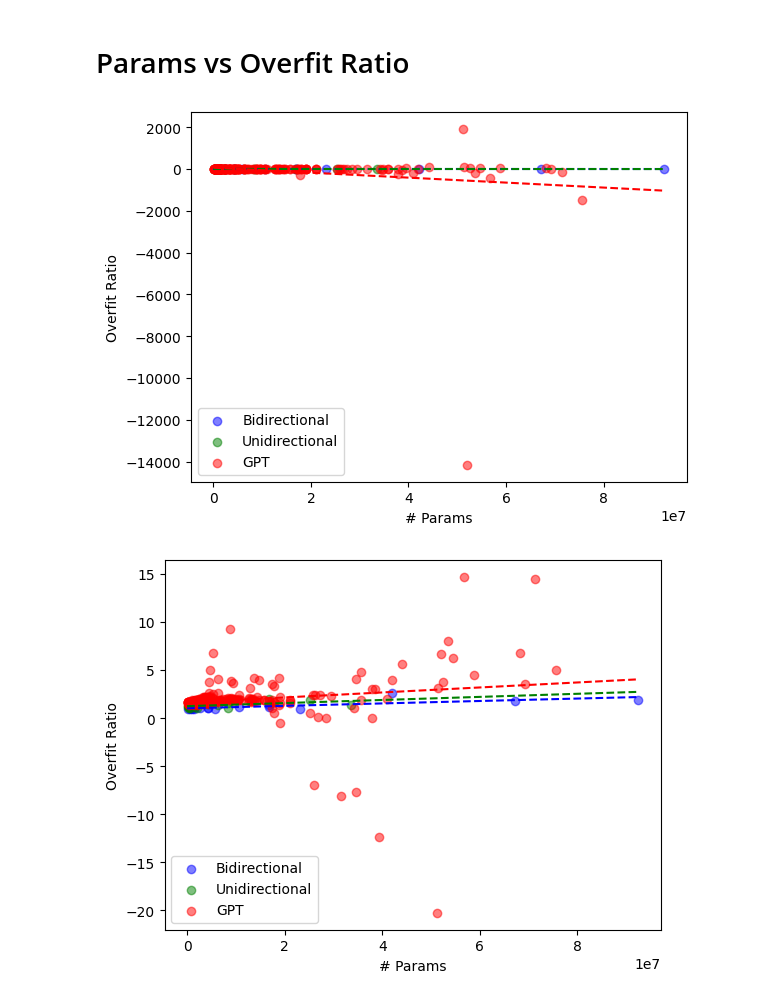
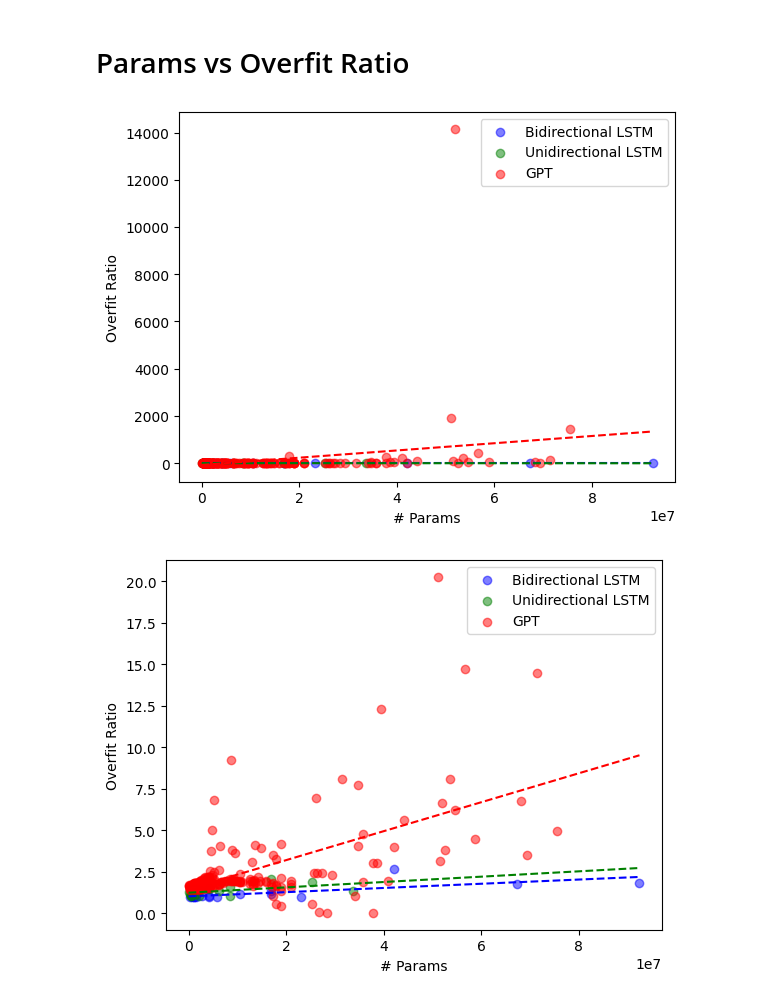
Before and after one commit to rdyzakya/MiniLMComparison, a Jupyter notebook: result/architecture/analysis.ipynb, the cells around one changed output. Drawn from its saved outputs; the diff is of its cells as text; code cells hidden in the pictures.

```diff
--- a/result/architecture/analysis.ipynb
+++ b/result/architecture/analysis.ipynb
@@ -38,7 +38,7 @@ for fname in listdir:
     val_loss_decrement = [data["history"][i]["val_loss"] - data["history"][i+1]["val_loss"] for i in range(len(data["history"])-1)]
     mean_val_loss_decrement = (sum(val_loss_decrement) / len(val_loss_decrement)) / max(val_loss) # normalization
 
-    overfit_ratio = mean_train_loss_decrement / mean_val_loss_decrement
+    overfit_ratio = abs(mean_train_loss_decrement / mean_val_loss_decrement)
 
     train_time = [el["train_time"] for el in data["history"]]
     val_time = [el["val_time"] for el in data["history"]]
@@ -167,7 +167,7 @@ for fname in listdir:
     val_loss_decrement = [data["history"][i]["val_loss"] - data["history"][i+1]["val_loss"] for i in range(len(data["history"])-1)]
     mean_val_loss_decrement = (sum(val_loss_decrement) / len(val_loss_decrement)) / max(val_loss) # normalization
 
-    overfit_ratio = mean_train_loss_decrement / mean_val_loss_decrement
+    overfit_ratio = abs(mean_train_loss_decrement / mean_val_loss_decrement)
 
     train_time = [el["train_time"] for el in data["history"]]
     val_time = [el["val_time"] for el in data["history"]]
@@ -340,25 +340,25 @@ scatter(
          data_gpt["small"]],
     x="params",
     y="overfit_ratio",
-    labels=["Bidirectional", "Unidirectional", "GPT"],
+    labels=["Bidirectional LSTM", "Unidirectional LSTM", "GPT"],
     xlabel="# Params",
     ylabel="Overfit Ratio",
 )
 # %% [output]
-[figure, old version]
+[figure, new version]
 # %%
 scatter(
     dfs=[data_lstm["medium"].loc[data_lstm["medium"]["bidirectional"] == True],
          data_lstm["medium"].loc[data_lstm["medium"]["bidirectional"] == False],
          data_gpt["medium"]],
     x="params",
     y="overfit_ratio",
-    labels=["Bidirectional", "Unidirectional", "GPT"],
+    labels=["Bidirectional LSTM", "Unidirectional LSTM", "GPT"],
     xlabel="# Params",
     ylabel="Overfit Ratio",
 )
 # %% [output]
-[figure, old version]
+[figure, new version]
 # %%
 scatter(
     dfs=[data_lstm["large"].loc[data_lstm["large"]["bidirectional"] == True],
```
Also changed, not shown: parts of 22 cells of this notebook, 10 other files.
